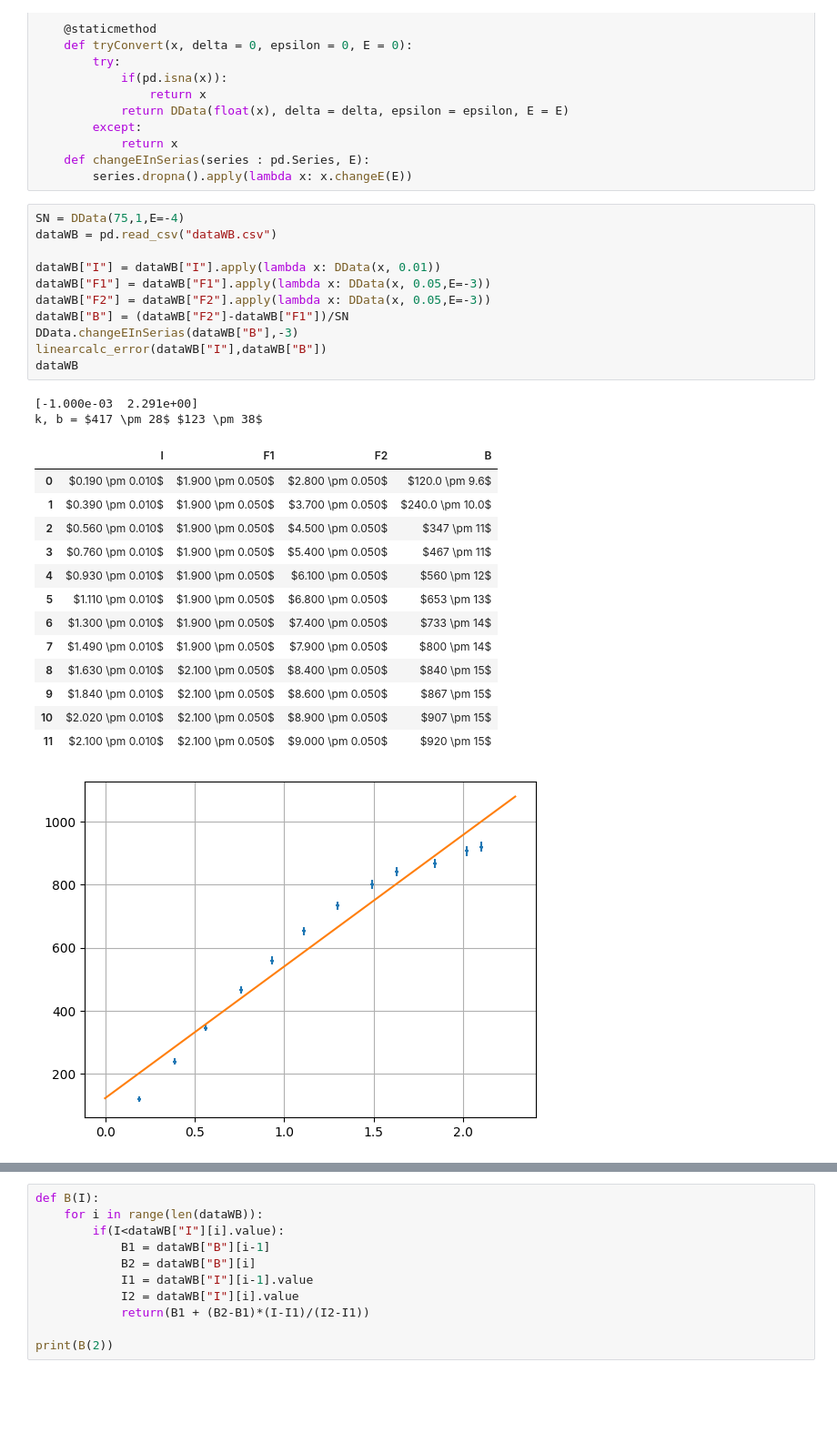
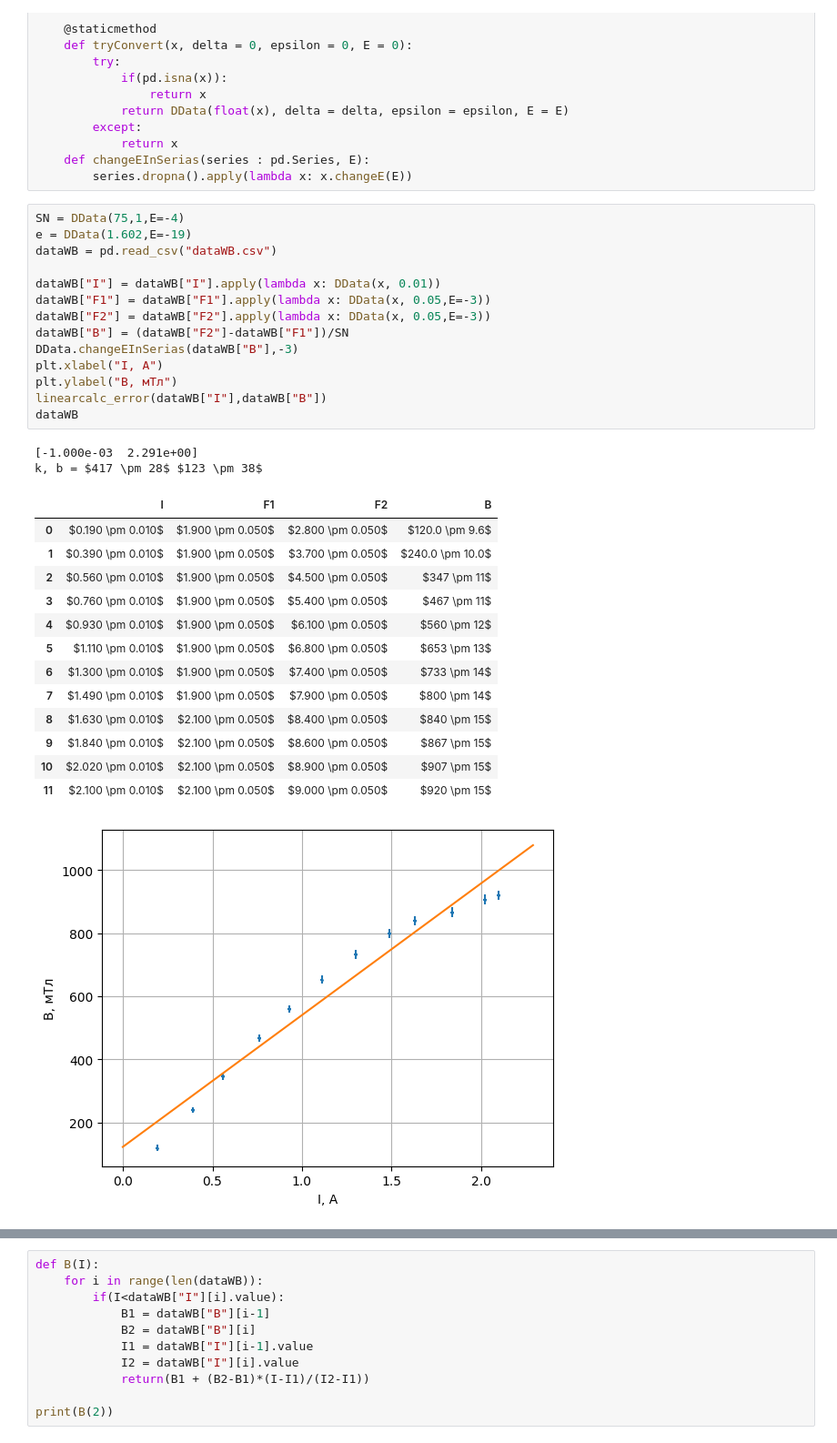
Before and after one commit to RedBrean/term2, a Jupyter notebook: term3/labs/334/334.ipynb, the cells around one changed output, grey strips where cells are left out. Shown at 91% size. Cells and saved outputs as stored; diff of their text form; blank space fills up the shorter version.

```diff
--- a/term3/labs/334/334.ipynb
+++ b/term3/labs/334/334.ipynb
@@ -322,29 +322,32 @@ class DData():
         series.dropna().apply(lambda x: x.changeE(E))
 # %%
 SN = DData(75,1,E=-4)
+e = DData(1.602,E=-19)
 dataWB = pd.read_csv("dataWB.csv")
 
 dataWB["I"] = dataWB["I"].apply(lambda x: DData(x, 0.01))
 dataWB["F1"] = dataWB["F1"].apply(lambda x: DData(x, 0.05,E=-3))
 dataWB["F2"] = dataWB["F2"].apply(lambda x: DData(x, 0.05,E=-3))
 dataWB["B"] = (dataWB["F2"]-dataWB["F1"])/SN
 DData.changeEInSerias(dataWB["B"],-3)
+plt.xlabel("I, А")
+plt.ylabel("B, мТл")
 linearcalc_error(dataWB["I"],dataWB["B"])
 dataWB
 # %% [output]
 [-1.000e-03  2.291e+00]
 k, b = $417 \pm 28$ $123 \pm 38$
 |  | I | F1 | F2 | B |
 | 0 | $0.190 \pm 0.010$ | $1.900 \pm 0.050$ | $2.800 \pm 0.050$ | $120.0 \pm 9.6$ |
 | 1 | $0.390 \pm 0.010$ | $1.900 \pm 0.050$ | $3.700 \pm 0.050$ | $240.0 \pm 10.0$ |
 | 2 | $0.560 \pm 0.010$ | $1.900 \pm 0.050$ | $4.500 \pm 0.050$ | $347 \pm 11$ |
 | 3 | $0.760 \pm 0.010$ | $1.900 \pm 0.050$ | $5.400 \pm 0.050$ | $467 \pm 11$ |
 | 4 | $0.930 \pm 0.010$ | $1.900 \pm 0.050$ | $6.100 \pm 0.050$ | $560 \pm 12$ |
 | 5 | $1.110 \pm 0.010$ | $1.900 \pm 0.050$ | $6.800 \pm 0.050$ | $653 \pm 13$ |
 | 6 | $1.300 \pm 0.010$ | $1.900 \pm 0.050$ | $7.400 \pm 0.050$ | $733 \pm 14$ |
 | 7 | $1.490 \pm 0.010$ | $1.900 \pm 0.050$ | $7.900 \pm 0.050$ | $800 \pm 14$ |
 | 8 | $1.630 \pm 0.010$ | $2.100 \pm 0.050$ | $8.400 \pm 0.050$ | $840 \pm 15$ |
 | 9 | $1.840 \pm 0.010$ | $2.100 \pm 0.050$ | $8.600 \pm 0.050$ | $867 \pm 15$ |
 | 10 | $2.020 \pm 0.010$ | $2.100 \pm 0.050$ | $8.900 \pm 0.050$ | $907 \pm 15$ |
 | 11 | $2.100 \pm 0.010$ | $2.100 \pm 0.050$ | $9.000 \pm 0.050$ | $920 \pm 15$ |
-[figure, old version]
+[figure, new version]
```
Also changed, not shown: parts of 10 cells of this notebook, 2 other files.
